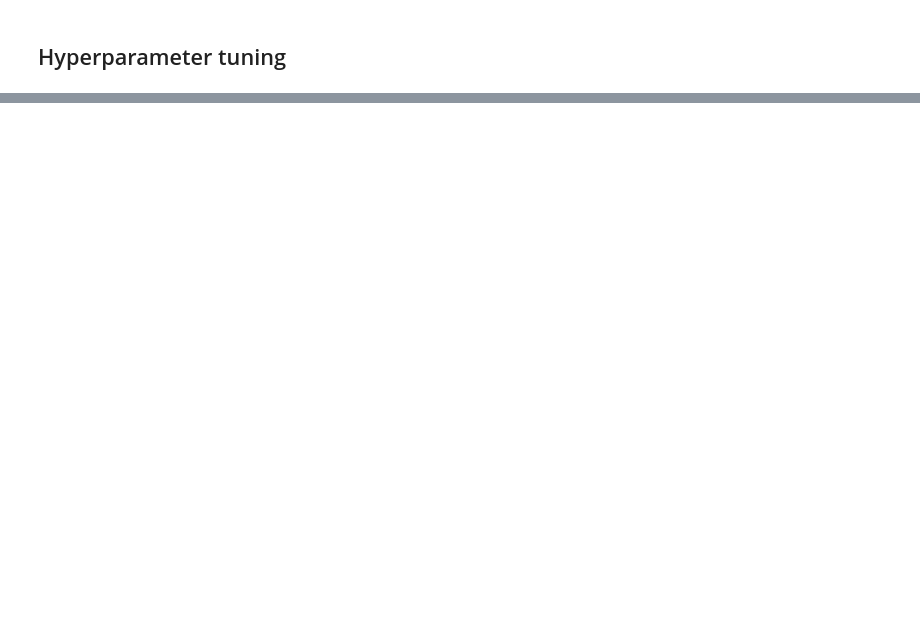
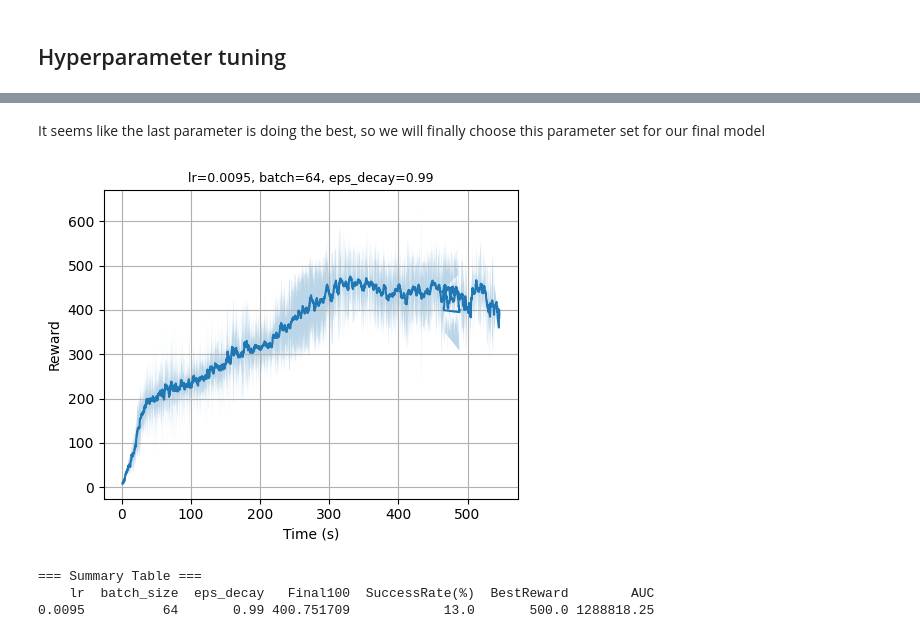
Before and after one commit to vitchun/DSA4288, a Jupyter notebook: RL basics/Hyperparameter tuning.ipynb, the cells around one changed output, grey strips where cells are left out. Cells and saved outputs as stored; diff of their text form; code cells hidden in the pictures; blank space fills up the shorter version.

```diff
--- a/RL basics/Hyperparameter tuning.ipynb
+++ b/RL basics/Hyperparameter tuning.ipynb
@@ -396,0 +462,18 @@ XlaRuntimeError: RESOURCE_EXHAUSTED: Out of memory while trying to allocate 3200
+# %% [markdown]
+It seems like the last parameter is doing the best, so we will finally choose this parameter set for our final model
+# %%
+final_hyperparams_list = [
+    {"lr": 0.0095, "batch_size": 64, "epsilon_decay_rate": 0.990,"gamma": 0.99,"n_centers": 500,  "sigma": 0.5, "num_envs": 256, "update_freq": 8, "max_grad_norm": 0}
+]
+
+if __name__ == "__main__":
+    results, summary_df = evaluate_configs(final_hyperparams_list, num_seeds=3, steps=5000, smooth_window=20)
+    plot_tuning_results(results)
+
+    print("\n=== Summary Table ===")
+    print(summary_df.to_string(index=False))
+# %% [output]
+[figure, added]
+=== Summary Table ===
+    lr  batch_size  eps_decay   Final100  SuccessRate(%)  BestReward        AUC
+0.0095          64       0.99 400.751709            13.0       500.0 1288818.25
```
Also changed, not shown: parts of 16 cells of this notebook.
